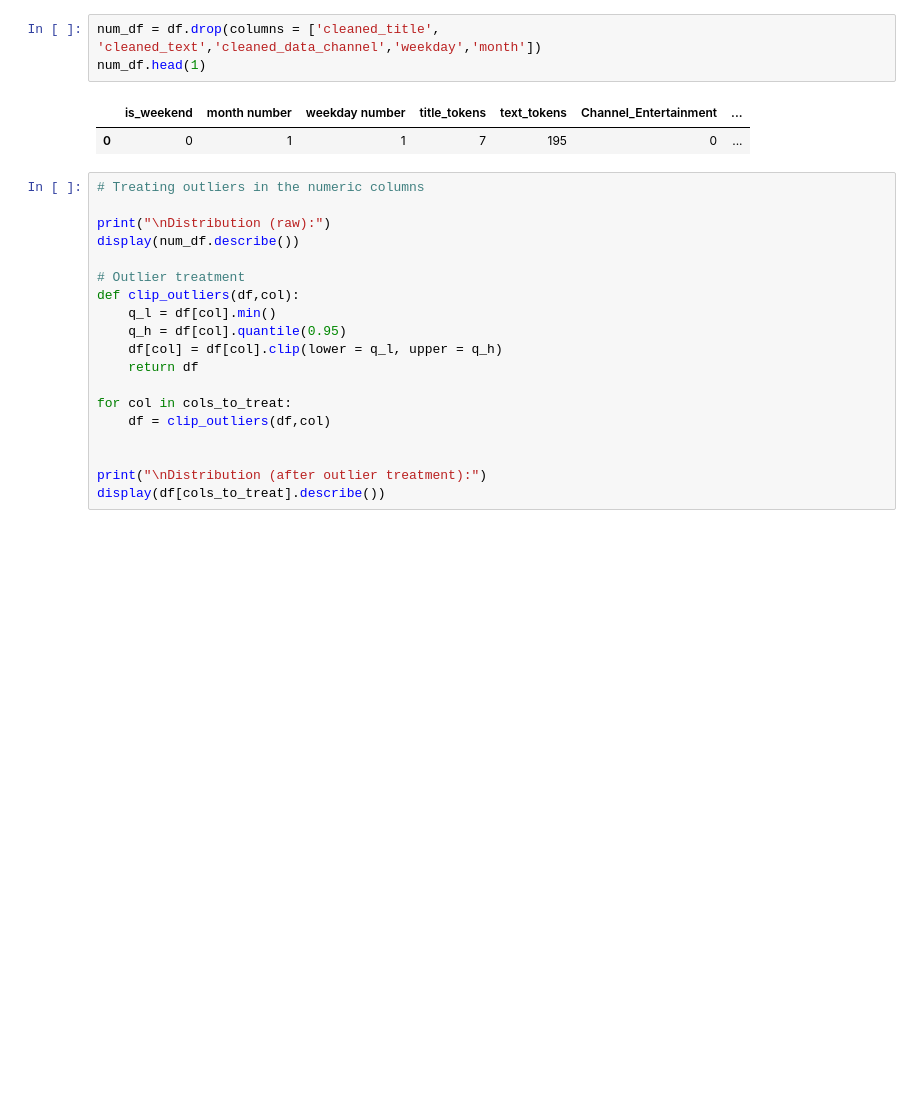
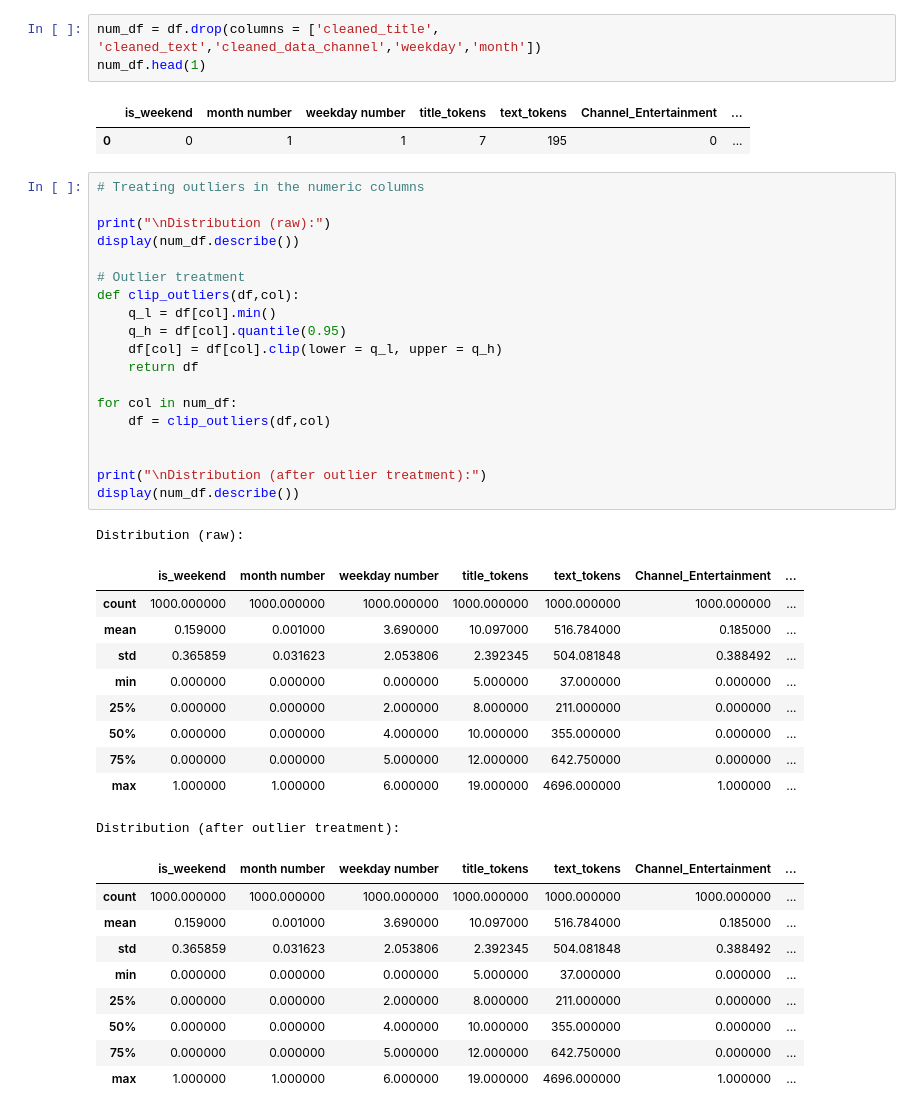
Before and after one commit to smafraim/News-Articles-Share-Prediction-using-Machine-Learning, a Jupyter notebook: Notebooks/Feature Engineering & Extractions.ipynb, the cells around one changed output. Drawn from its saved outputs; the diff is of its cells as text; blank space fills up the shorter version.

```diff
--- a/Notebooks/Feature Engineering & Extractions.ipynb
+++ b/Notebooks/Feature Engineering & Extractions.ipynb
@@ -55,19 +55,40 @@ num_df.head(1)
 # %%
 # Treating outliers in the numeric columns
 
 print("\nDistribution (raw):")
 display(num_df.describe())
 
 # Outlier treatment
 def clip_outliers(df,col):
     q_l = df[col].min()
     q_h = df[col].quantile(0.95)
     df[col] = df[col].clip(lower = q_l, upper = q_h)
     return df
 
-for col in cols_to_treat:
+for col in num_df:
     df = clip_outliers(df,col)
 
 
 print("\nDistribution (after outlier treatment):")
-display(df[cols_to_treat].describe())
+display(num_df.describe())
+# %% [output]
+Distribution (raw):
+|  | is_weekend | month number | weekday number | title_tokens | text_tokens | Channel_Entertainment | ... |
+| count | 1000.000000 | 1000.000000 | 1000.000000 | 1000.000000 | 1000.000000 | 1000.000000 | ... |
+| mean | 0.159000 | 0.001000 | 3.690000 | 10.097000 | 516.784000 | 0.185000 | ... |
+| std | 0.365859 | 0.031623 | 2.053806 | 2.392345 | 504.081848 | 0.388492 | ... |
+| min | 0.000000 | 0.000000 | 0.000000 | 5.000000 | 37.000000 | 0.000000 | ... |
+| 25% | 0.000000 | 0.000000 | 2.000000 | 8.000000 | 211.000000 | 0.000000 | ... |
+| 50% | 0.000000 | 0.000000 | 4.000000 | 10.000000 | 355.000000 | 0.000000 | ... |
+| 75% | 0.000000 | 0.000000 | 5.000000 | 12.000000 | 642.750000 | 0.000000 | ... |
+| max | 1.000000 | 1.000000 | 6.000000 | 19.000000 | 4696.000000 | 1.000000 | ... |
+Distribution (after outlier treatment):
+|  | is_weekend | month number | weekday number | title_tokens | text_tokens | Channel_Entertainment | ... |
+| count | 1000.000000 | 1000.000000 | 1000.000000 | 1000.000000 | 1000.000000 | 1000.000000 | ... |
+| mean | 0.159000 | 0.001000 | 3.690000 | 10.097000 | 516.784000 | 0.185000 | ... |
+| std | 0.365859 | 0.031623 | 2.053806 | 2.392345 | 504.081848 | 0.388492 | ... |
+| min | 0.000000 | 0.000000 | 0.000000 | 5.000000 | 37.000000 | 0.000000 | ... |
+| 25% | 0.000000 | 0.000000 | 2.000000 | 8.000000 | 211.000000 | 0.000000 | ... |
+| 50% | 0.000000 | 0.000000 | 4.000000 | 10.000000 | 355.000000 | 0.000000 | ... |
+| 75% | 0.000000 | 0.000000 | 5.000000 | 12.000000 | 642.750000 | 0.000000 | ... |
+| max | 1.000000 | 1.000000 | 6.000000 | 19.000000 | 4696.000000 | 1.000000 | ... |
```
Also changed, not shown: 1 other file.
